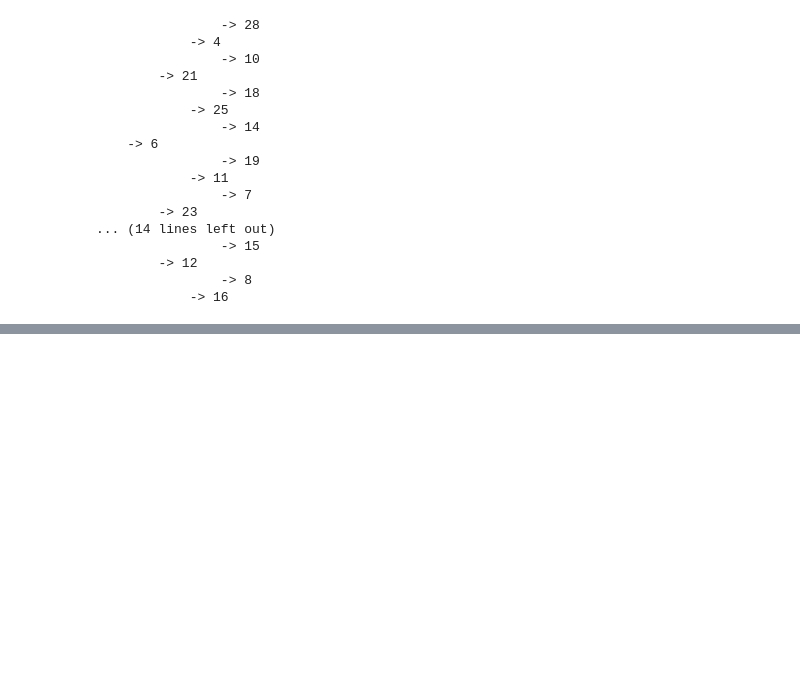
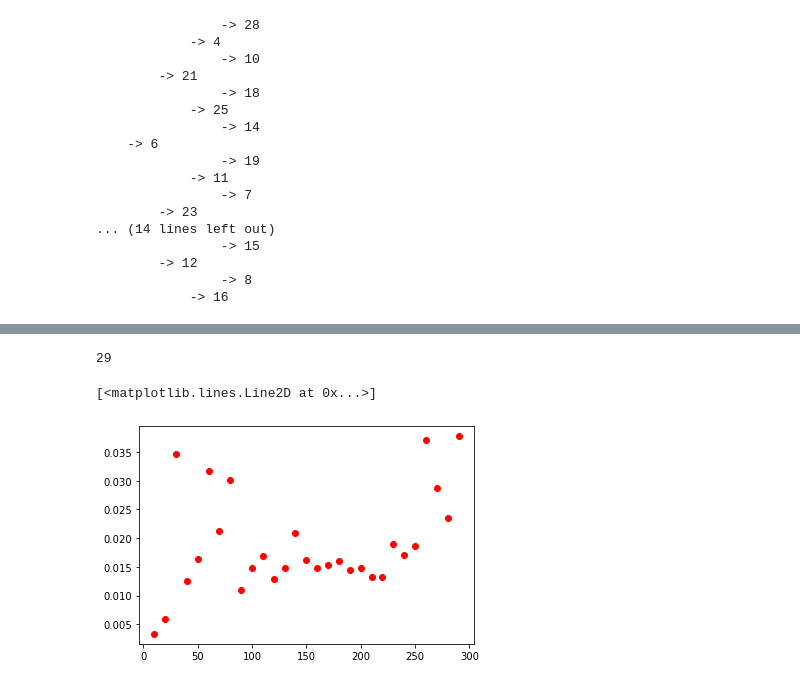
Before and after one commit to andika-eka/Kd-tree-query, a Jupyter notebook: KdTreeRawImplentation.ipynb, the cells around one changed output, grey strips where cells are left out. Drawn from its saved outputs; the diff is of its cells as text; code cells hidden in the pictures; blank space fills up the shorter version.

```diff
--- a/KdTreeRawImplentation.ipynb
+++ b/KdTreeRawImplentation.ipynb
@@ -78,3 +101,20 @@ theTree  = generateKDTree(df.to_numpy())
+# %%
+import timeit
+import math
+import random
+
+trees = list()
+for i in range(10,300,10):
+      tree = generateKDTree(df.iloc[:i,:].to_numpy())
+      trees.append(tree)
+
+# red plots
+ts = [timeit.timeit('generateKDTree(df.iloc[:lim,:].to_numpy())',
+                  setup='lim={};'.format(n),
+                  globals=globals(),
+                  number=100)
+      for n in ns]
+plt.plot(ns, ts, 'or')
 # %%
 def printTree(node, level=0):
     if node != None:
@@ -228,0 +371,22 @@ fig2.savefig('KD-tree_visualization_full.png')
+# %%
+import timeit
+import math
+import random
+
+trees = list()
+for i in range(10,300,10):
+      tree = generateKDTree(df.iloc[:i,:].to_numpy())
+      trees.append(tree)
+point = np.array([68,73,29,84,49,23,51,88,6,19])
+print(len(trees))
+# red plots
+ts = [timeit.timeit('seacheNearestNeighborsrec(trees[n], point, 10 )',
+                    setup='n={};'.format(i),
+                    globals=globals(),
+                    number=20)
+      for i in range(29)]
+plt.plot(list(range(10,300,10)), ts, 'or')
+# %% [output]
+29
+[<matplotlib.lines.Line2D at 0x...>]
+[figure, added]
```
Also changed, not shown: parts of 15 cells of this notebook, 9 other files.
